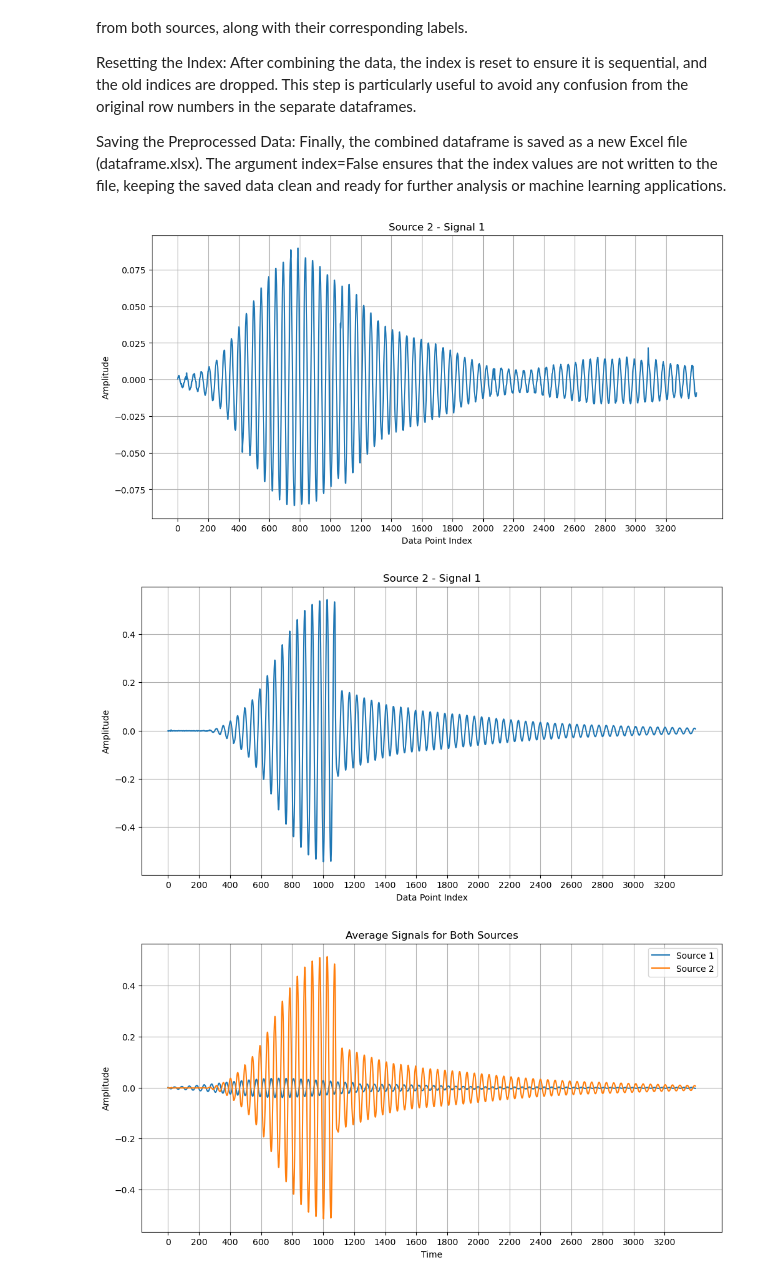
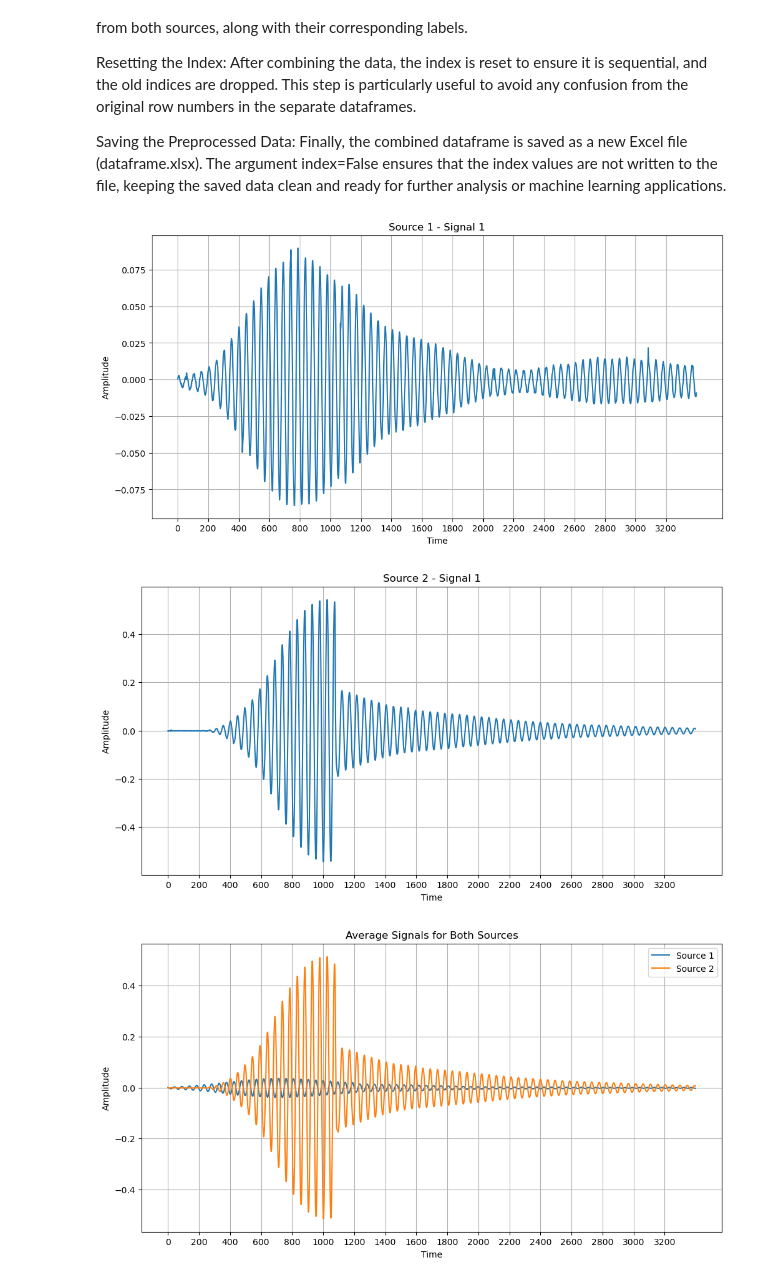
Before and after one commit to Muhammad-Talha-S/SignalClassificationNN, a Jupyter notebook: data_processing_and_model_prepration.ipynb, the cells around one changed output. Cells and saved outputs as stored; diff of their text form; code cells hidden in the pictures.

```diff
--- a/data_processing_and_model_prepration.ipynb
+++ b/data_processing_and_model_prepration.ipynb
@@ -53,17 +53,17 @@ dataframe.to_excel('excel_files\dataframe.xlsx', index=False)
 # %%
 # Plot random signal from source 2
 plt.figure(figsize=(12, 6))
 plt.plot(dataframe[dataframe['source'] == 0].iloc[0, :-1])
-plt.title('Source 2 - Signal 1')
+plt.title('Source 1 - Signal 1')
 
 # Set x-axis ticks and labels
 plt.xticks(ticks=np.arange(0, 3400, 200), labels=np.arange(0, 3400, 200))  # Change 200 to any interval you prefer
-plt.xlabel('Data Point Index')
+plt.xlabel('Time')
 plt.ylabel('Amplitude')
 plt.grid()
 plt.show()
 # %% [output]
-[figure, old version]
+[figure, new version]
 # %%
 # Plot random signal from source 2
 plt.figure(figsize=(12, 6))
@@ -72,12 +72,12 @@ plt.title('Source 2 - Signal 1')
 
 # Set x-axis ticks and labels
 plt.xticks(ticks=np.arange(0, 3400, 200), labels=np.arange(0, 3400, 200))  # Change 200 to any interval you prefer
-plt.xlabel('Data Point Index')
+plt.xlabel('Time')
 plt.ylabel('Amplitude')
 plt.grid()
 plt.show()
 # %% [output]
-[figure, old version]
+[figure, new version]
 # %%
 # Average signal for source 1
 source_1_mean = dataframe[dataframe['source'] == 0].iloc[:, :-1].mean()
```
Also changed, not shown: parts of 1 cell of this notebook, 2 other files.
